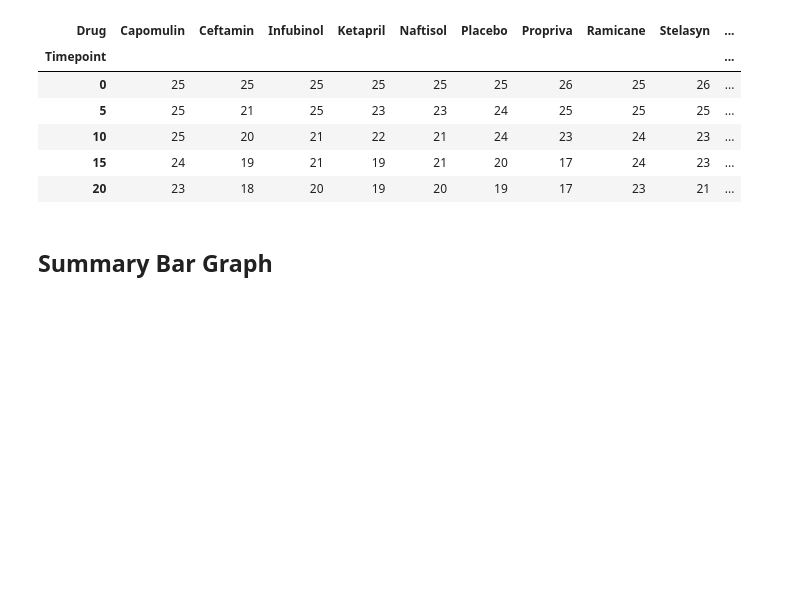
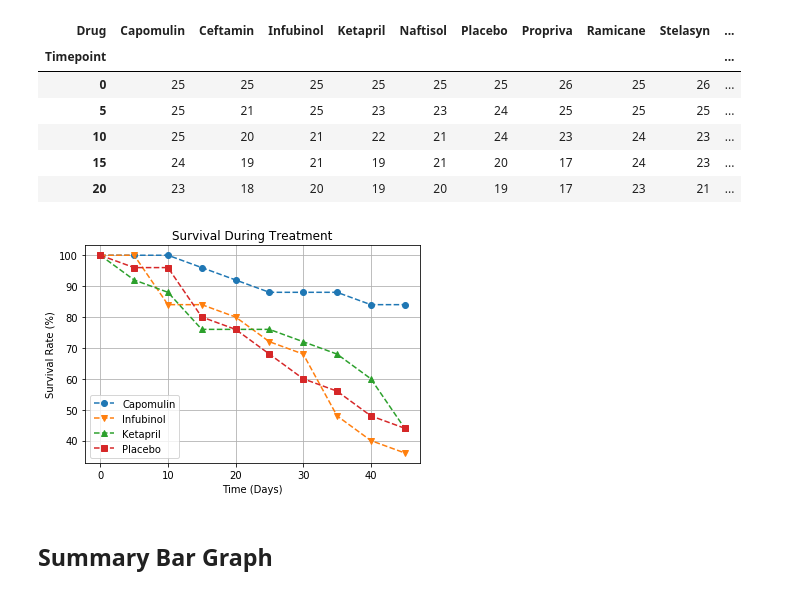
Before and after one commit to tanjowen/Pymaceuticals, a Jupyter notebook: pymaceuticals.ipynb, the cells around one changed output. Cells and saved outputs as stored; diff of their text form; code cells hidden in the pictures; blank space fills up the shorter version.

```diff
--- a/pymaceuticals.ipynb
+++ b/pymaceuticals.ipynb
@@ -229,3 +250,26 @@ plt.show()
+# %%
+# Generate the Plot (with Error Bars)
+
+plt.errorbar(tumor_response_survival_rate.index, (tumor_response_survival_rate["Capomulin"]/25)*100,
+             marker='o', linestyle='--', label='Capomulin')
+plt.errorbar(tumor_response_survival_rate.index, (tumor_response_survival_rate["Infubinol"]/25)*100,
+             marker='v', linestyle='--', label='Infubinol')
+plt.errorbar(tumor_response_survival_rate.index, (tumor_response_survival_rate["Ketapril"]/25)*100,
+             marker='^', linestyle='--', label='Ketapril')
+plt.errorbar(tumor_response_survival_rate.index, (tumor_response_survival_rate["Placebo"]/25)*100,
+             marker='s', linestyle='--', label='Placebo')
+plt.grid()
+plt.legend(loc='best', fancybox=True)
+plt.title("Survival During Treatment")
+plt.xlabel("Time (Days)")
+plt.ylabel("Survival Rate (%)")
+
+# Save the Figure
+plt.savefig("Charts/survival_during_treatment.png")
+#Show the Figure
+plt.show()
+# %% [output]
+[figure, added]
 # %% [markdown]
 ## Summary Bar Graph
 # %%
```
Also changed, not shown: parts of 9 cells of this notebook, 4 other files.
